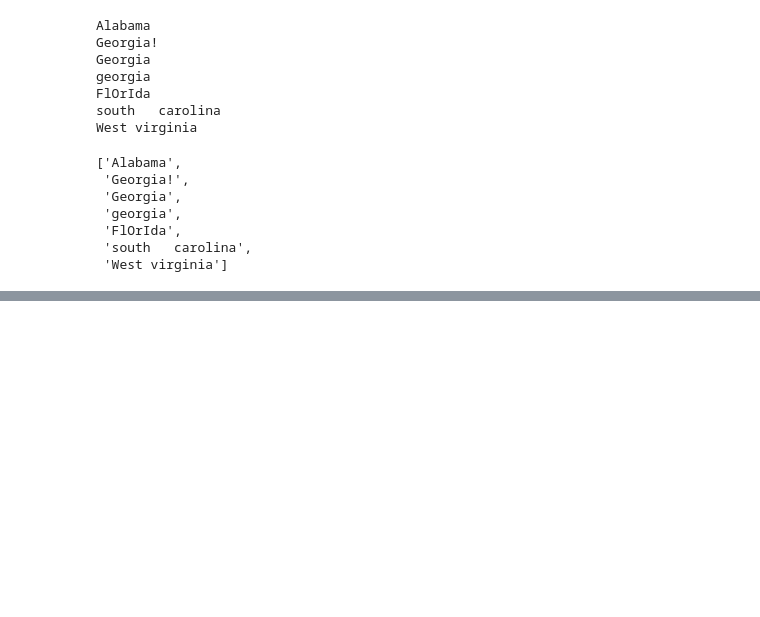
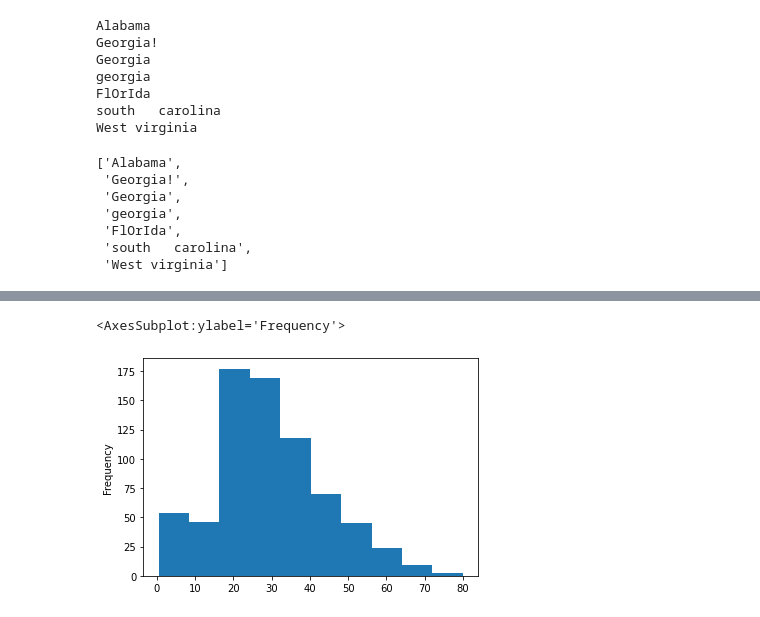
Before and after one commit to bnv20/kdt5, a Jupyter notebook: m1_programming/함수_응용.ipynb, the cells around one changed output, grey strips where cells are left out. Drawn from its saved outputs; the diff is of its cells as text; code cells hidden in the pictures; blank space fills up the shorter version.

```diff
--- a/m1_programming/함수_응용.ipynb
+++ b/m1_programming/함수_응용.ipynb
@@ -263,0 +451,5 @@ url = 'http://news.naver.com/main/read.nhn?mode=LSD&mid=shm&sid1=105&oid=028&aid
+# %%
+import seaborn as sns
+
+tt = sns.load_dataset('titanic')
+tt.head()
@@ -263,0 +463,5 @@ url = 'http://news.naver.com/main/read.nhn?mode=LSD&mid=shm&sid1=105&oid=028&aid
+# %%
+tt.age.plot(kind='hist')
+# %% [output]
+<AxesSubplot:ylabel='Frequency'>
+[figure, added]
```
Also changed, not shown: parts of 24 cells of this notebook.
